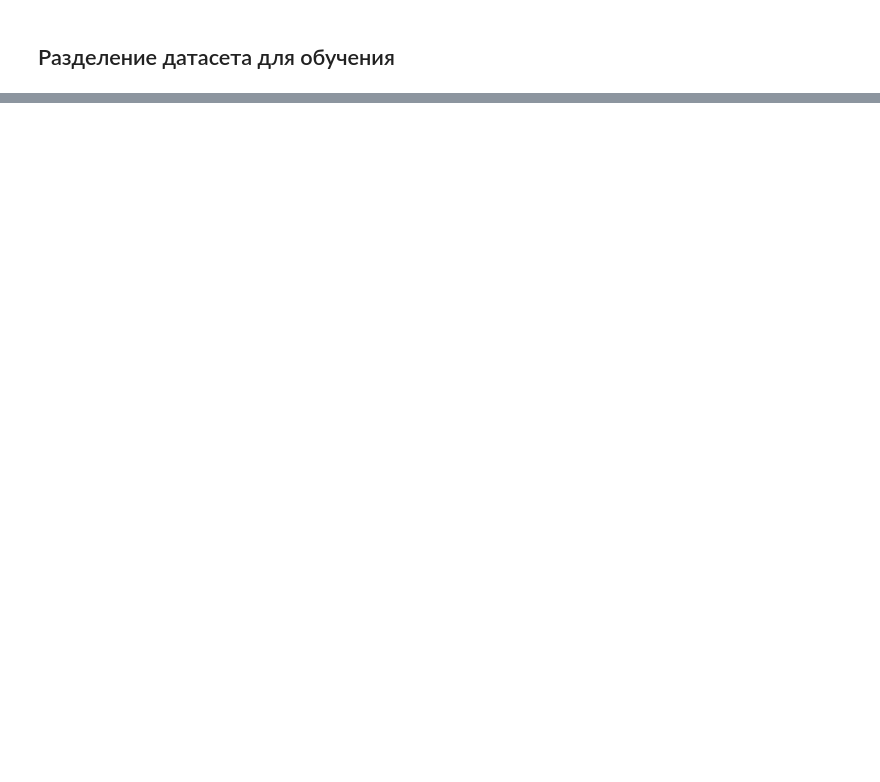
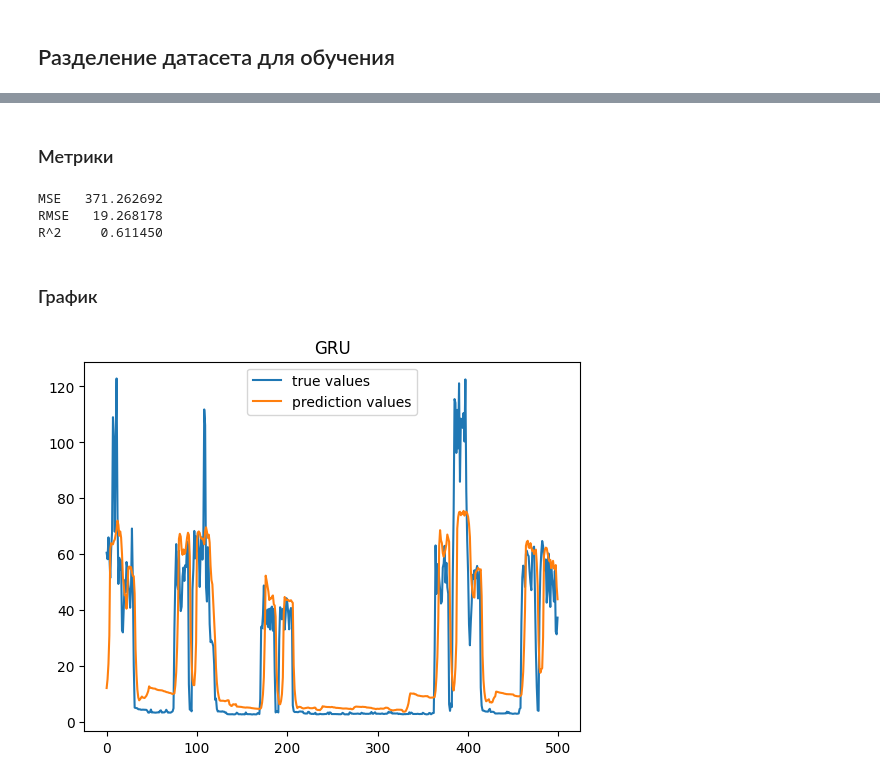
Before and after one commit to Grischenkov/NeuralNetworks, a Jupyter notebook: Lab4/solution.ipynb, the cells around one changed output, grey strips where cells are left out. Cells and saved outputs as stored; diff of their text form; code cells hidden in the pictures; blank space fills up the shorter version.

```diff
--- a/Lab4/solution.ipynb
+++ b/Lab4/solution.ipynb
@@ -246,0 +331,9 @@ Test dataset shape:  (10512, 9), (10512,)
+# %%
+gru_model = Network()
+
+gru_model.add(Input(x_train.shape))
+gru_model.add(GRU(5))
+
+gru_model.compile(loss=MSE)
+gru_model.fit(X_train=x_train, Y_train=y_train, epochs=2, learning_rate=.005)
+gru_y_pred = gru_model.predict(X=x_test)
@@ -246,0 +346,2 @@ Test dataset shape:  (10512, 9), (10512,)
+# %%
+gru_y_pred = inverse_transform(gru_y_pred)
@@ -246,0 +409,14 @@ Test dataset shape:  (10512, 9), (10512,)
+# %% [markdown]
+### Метрики
+# %%
+Metric.print_regression_metrics(y_true=y_test, y_pred=gru_y_pred)
+# %% [output]
+MSE   371.262692
+RMSE   19.268178
+R^2     0.611450
+# %% [markdown]
+### График
+# %%
+plot(gru_y_pred, y_test, 'GRU')
+# %% [output]
+[figure, added]
```
Also changed, not shown: parts of 39 cells of this notebook.
